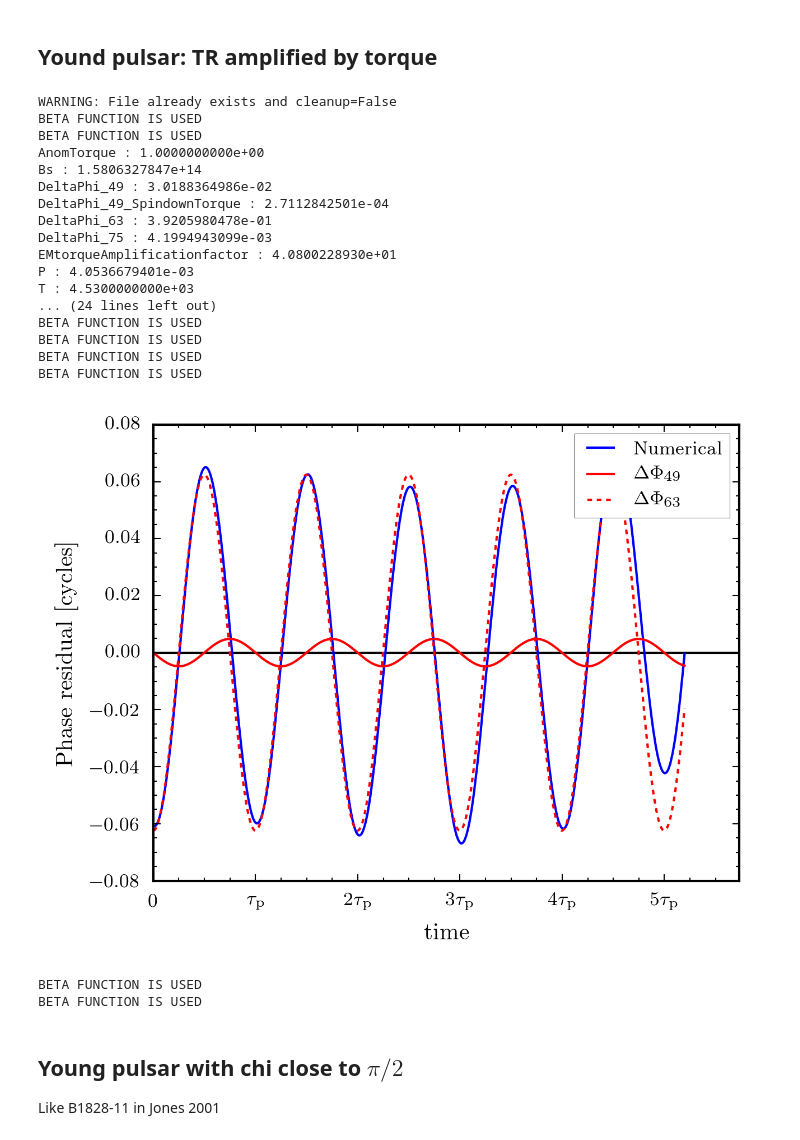
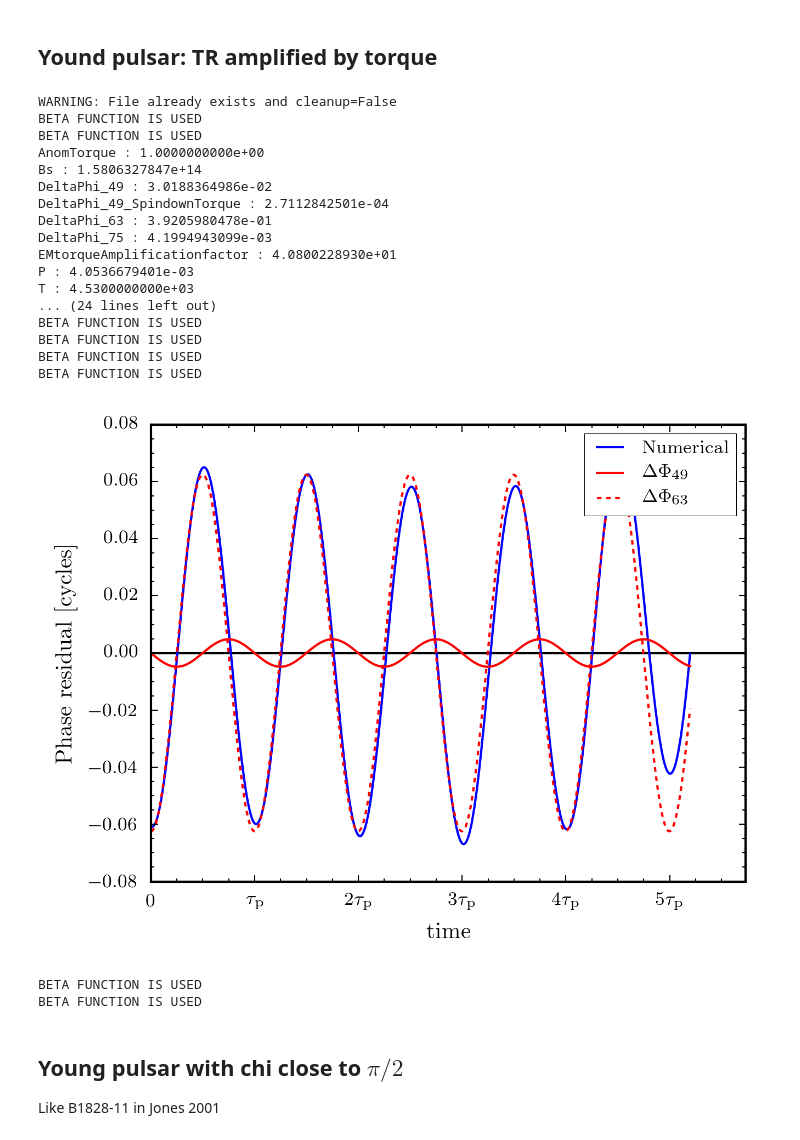
Before and after one commit to GregoryAshton/thesis, a Jupyter notebook: inertial_frame/Verification_TimingResidual.ipynb, the cells around one changed output. Drawn from its saved outputs; the diff is of its cells as text; code cells hidden in the pictures.

```diff
--- a/inertial_frame/Verification_TimingResidual.ipynb
+++ b/inertial_frame/Verification_TimingResidual.ipynb
@@ -125,34 +123,35 @@ file_name = main(chi0=chi0, epsI3=new_epsI3, epsA=new_epsA, omega0=new_omega0, T
                  )
 
 File_Functions.PrintParameterDictionary(file_name)
 
 
 fig, ax1 = plt.subplots(figsize=figsize)
 ax1 = Plot.PhaseResidual(file_name, ax=ax1, analytic=['49', "63"])
 plt.legend()
+plt.tight_layout()
 plt.savefig("img/63_verification.pdf")
 plt.show()
 
 File_Functions.PropertiesTable(file_name, "63_verification")
 # %% [output]
 WARNING: File already exists and cleanup=False
 BETA FUNCTION IS USED
 BETA FUNCTION IS USED
 AnomTorque : 1.0000000000e+00
 Bs : 1.5806327847e+14
 DeltaPhi_49 : 3.0188364986e-02
 DeltaPhi_49_SpindownTorque : 2.7112842501e-04
 DeltaPhi_63 : 3.9205980478e-01
 DeltaPhi_75 : 4.1994943099e-03
 EMtorqueAmplificationfactor : 4.0800228930e+01
 P : 4.0536679401e-03
 T : 4.5300000000e+03
 ... (24 lines left out)
 BETA FUNCTION IS USED
 BETA FUNCTION IS USED
 BETA FUNCTION IS USED
 BETA FUNCTION IS USED
-[figure, old version]
+[figure, new version]
 BETA FUNCTION IS USED
 BETA FUNCTION IS USED
 # %% [markdown]
```
Also changed, not shown: parts of 2 cells of this notebook, 20 other files.
